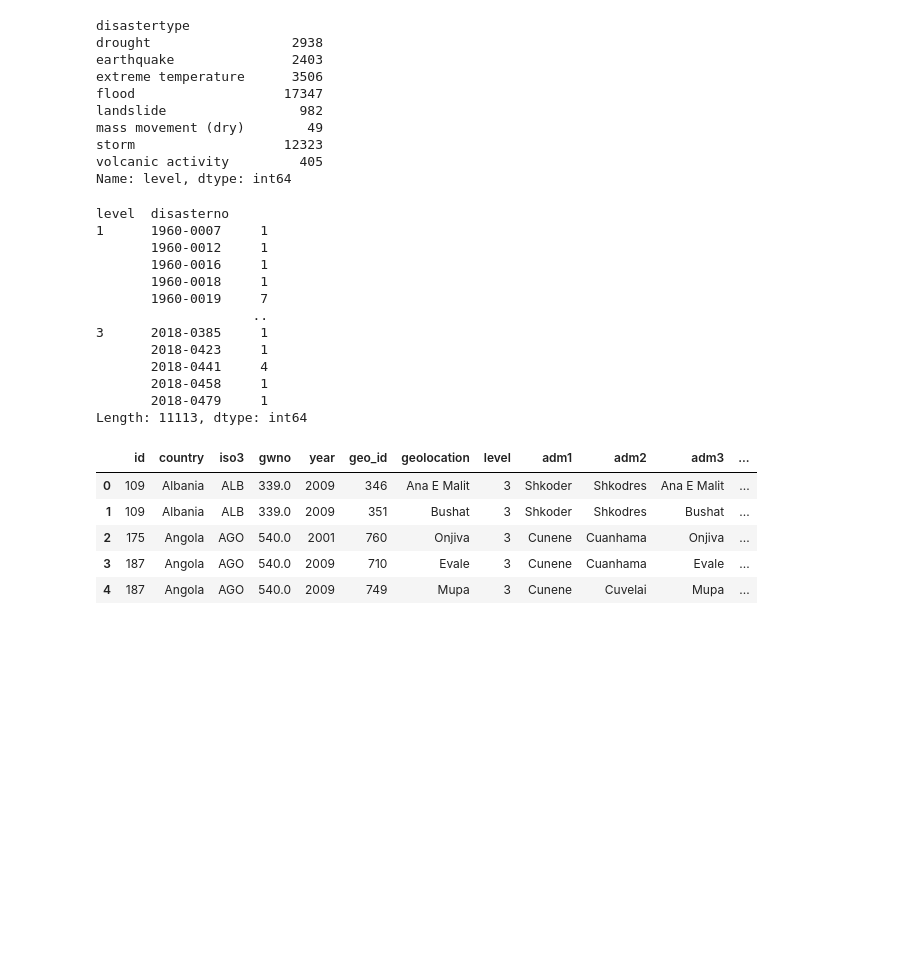
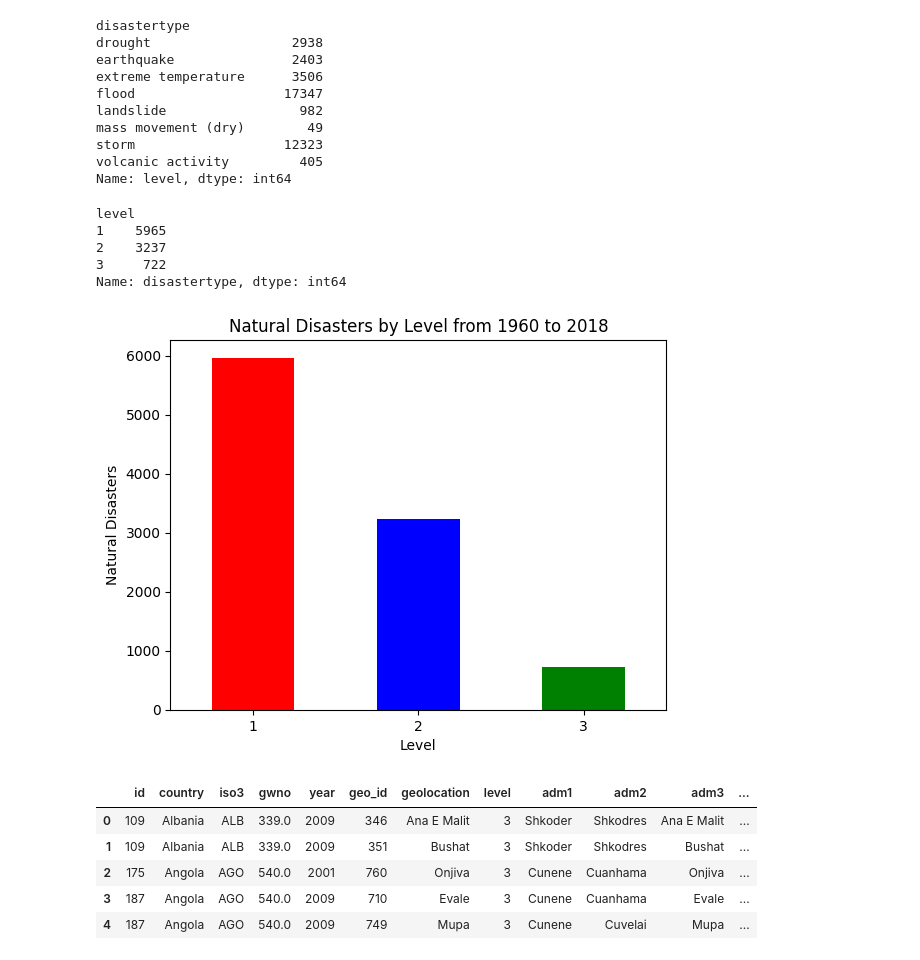
Before and after one commit to andrewplane/project_one, a Jupyter notebook: main.ipynb, the cells around one changed output. Drawn from its saved outputs; the diff is of its cells as text; code cells hidden in the pictures; blank space fills up the shorter version.

```diff
--- a/main.ipynb
+++ b/main.ipynb
@@ -58,30 +55,23 @@ volcanic activity         405
 Name: level, dtype: int64
 # %%
 # Riley
-disaster_count_df = df.groupby(['level','disasterno']).size()
-disaster_count_df
+disaster_count_df = clean_df.drop_duplicates(subset = ['id']).groupby(['level'])['disastertype'].count()
+disaster_count_df.head()
 # %% [output]
-level  disasterno
-1      1960-0007     1
-       1960-0012     1
-       1960-0016     1
-       1960-0018     1
-       1960-0019     7
-                    ..
-3      2018-0385     1
-       2018-0423     1
-       2018-0441     4
-       2018-0458     1
-       2018-0479     1
-Length: 11113, dtype: int64
+level
+1    5965
+2    3237
+3     722
+Name: disastertype, dtype: int64
 # %%
 # Riley
 
 # Creation of bar graph showcasing different levels
-#disaster_count_df = df.groupby(['level','disasterno'])
-#disaster_count_df.plot(kind = 'bar', title = 'Natural Disasters by Level from 1960 to 2018', xlabel = 'Level', ylabel = 'Natural Disasters',color = ['red','blue','green'])
-#plt.xticks(rotation='horizontal')
-#plt.show()
+disaster_count_df.plot(kind = 'bar', title = 'Natural Disasters by Level from 1960 to 2018', xlabel = 'Level', ylabel = 'Natural Disasters',color = ['red','blue','green'])
+plt.xticks(rotation='horizontal')
+plt.show()
+# %% [output]
+[figure, added]
 # %%
 # Andy
 decades = df
```
Also changed, not shown: parts of 1 cell of this notebook.
